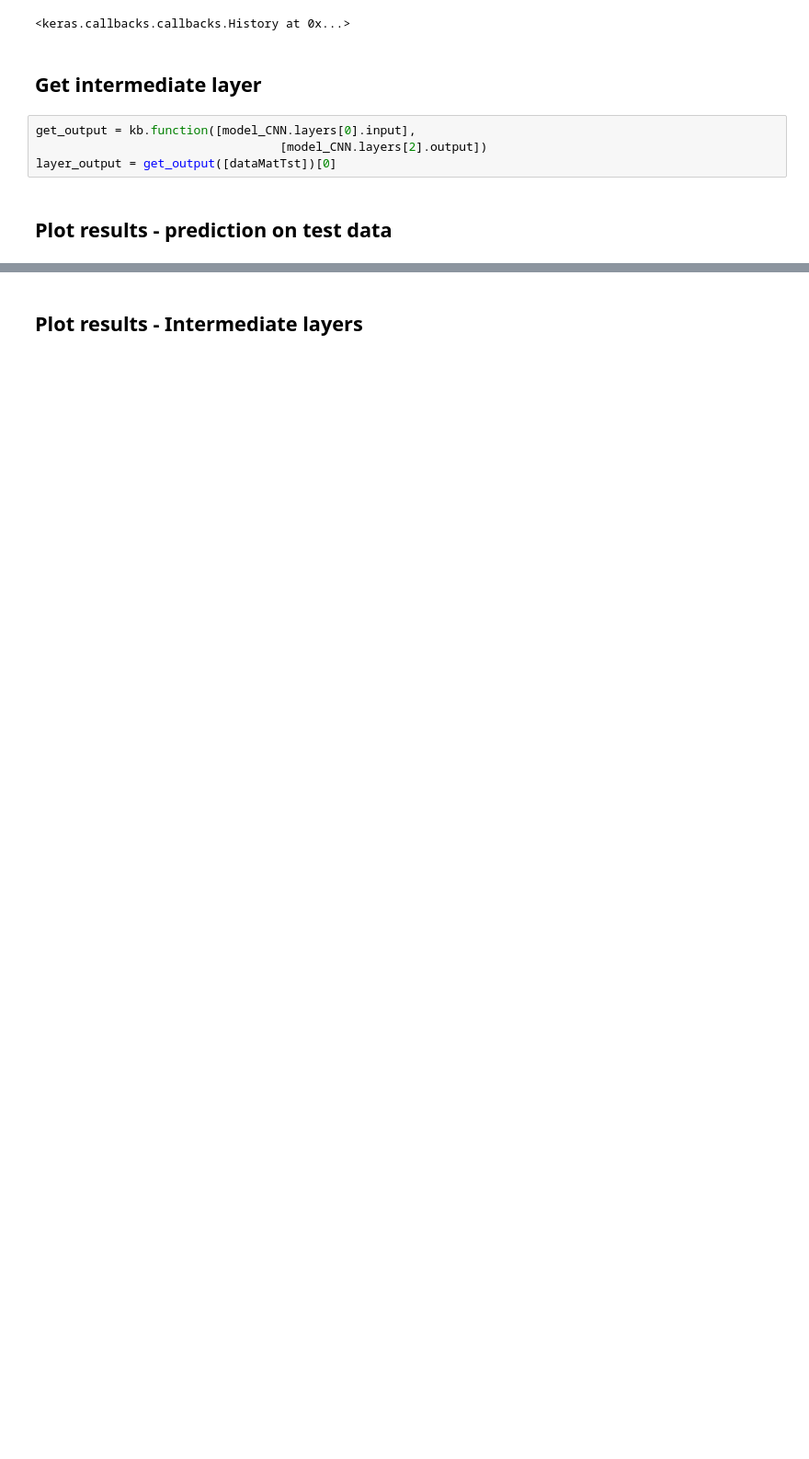
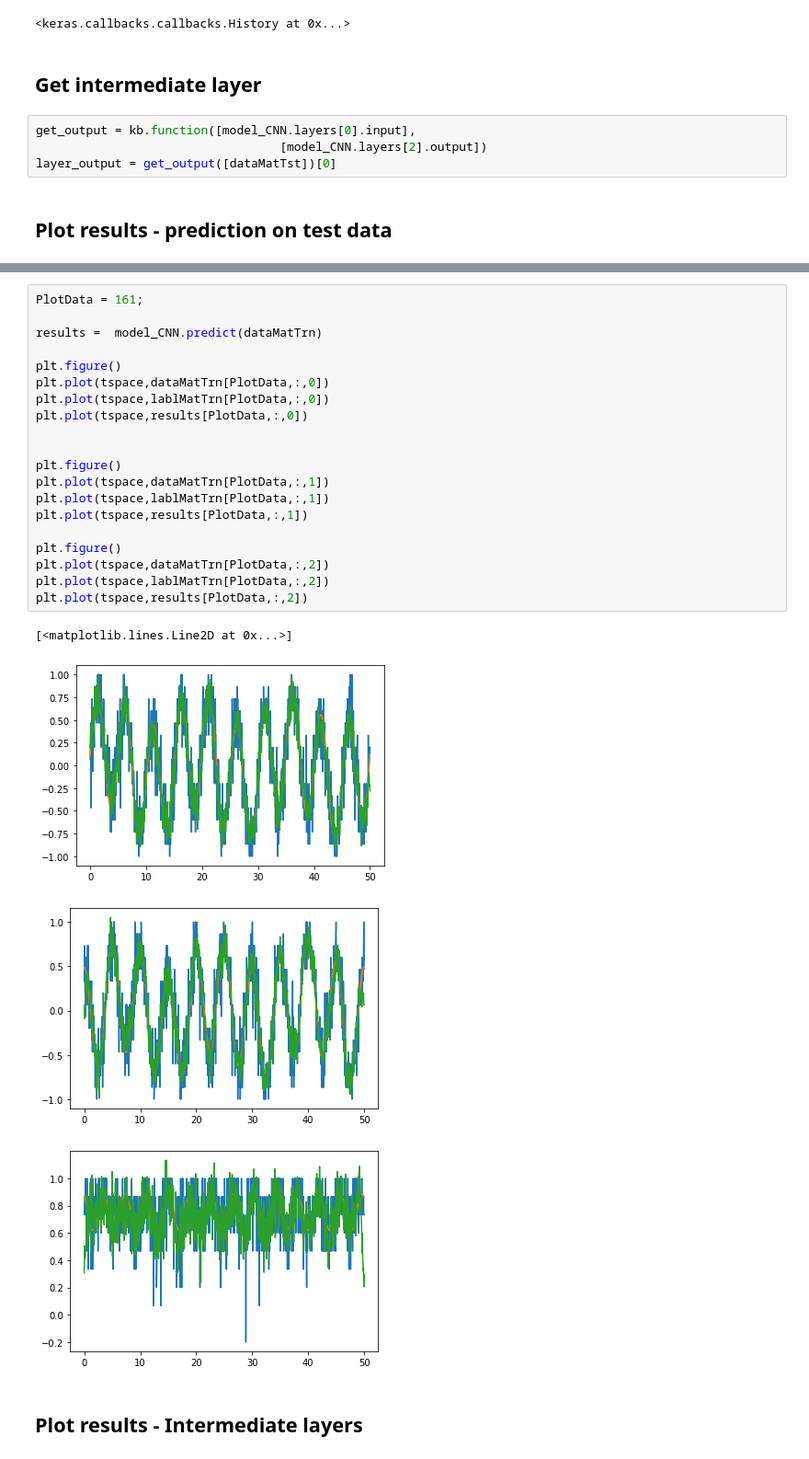
Before and after one commit to BoyersTheorem/qubit_denoise, a Jupyter notebook: Quantum_denoising_1.71.ipynb, the cells around one changed output, grey strips where cells are left out. Shown: that part at 92% size. Cells and saved outputs as stored; diff of their text form; blank space fills up the shorter version.

```diff
--- a/Quantum_denoising_1.71.ipynb
+++ b/Quantum_denoising_1.71.ipynb
@@ -322,3 +332,28 @@ plt.plot(tspace,results[PlotData,:,2])
+# %%
+PlotData = 161;
+
+results =  model_CNN.predict(dataMatTrn)
+
+plt.figure()
+plt.plot(tspace,dataMatTrn[PlotData,:,0])
+plt.plot(tspace,lablMatTrn[PlotData,:,0])
+plt.plot(tspace,results[PlotData,:,0])
+
+
+plt.figure()
+plt.plot(tspace,dataMatTrn[PlotData,:,1])
+plt.plot(tspace,lablMatTrn[PlotData,:,1])
+plt.plot(tspace,results[PlotData,:,1])
+
+plt.figure()
+plt.plot(tspace,dataMatTrn[PlotData,:,2])
+plt.plot(tspace,lablMatTrn[PlotData,:,2])
+plt.plot(tspace,results[PlotData,:,2])
+# %% [output]
+[<matplotlib.lines.Line2D at 0x...>]
+[figure, added]
+[figure, added]
+[figure, added]
 # %% [markdown]
 ## Plot results - Intermediate layers
 # %%
```
Also changed, not shown: parts of 8 cells of this notebook.
